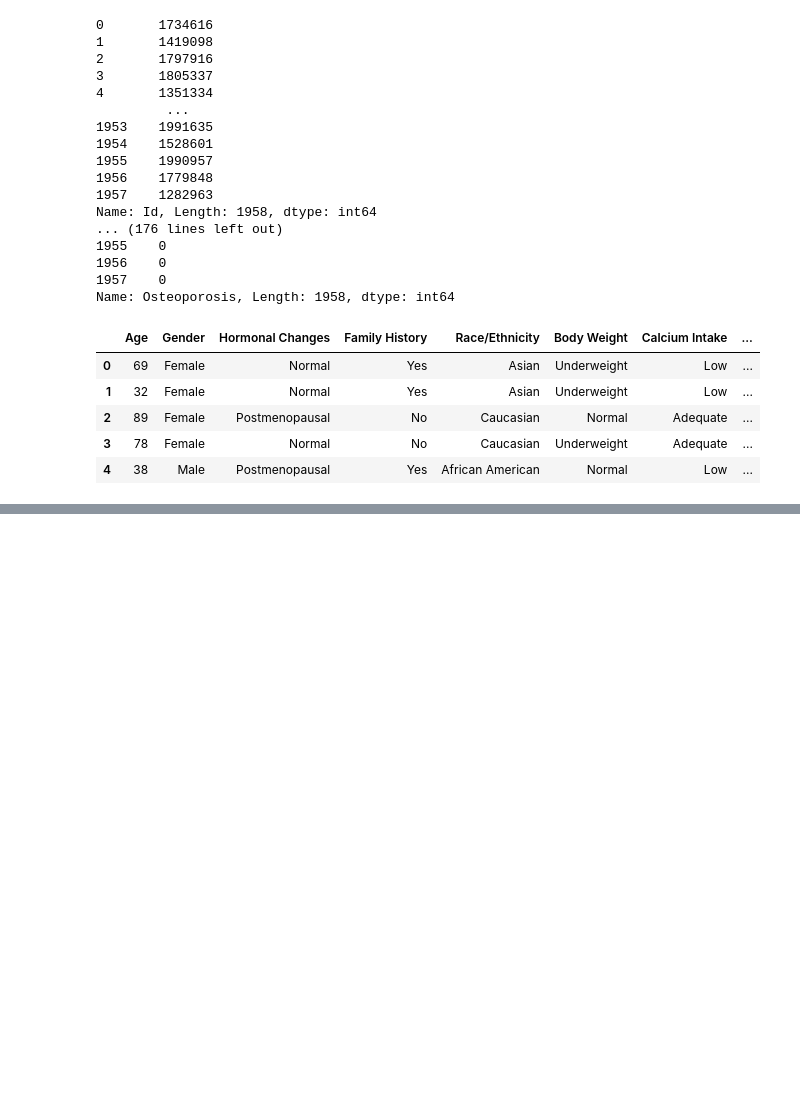
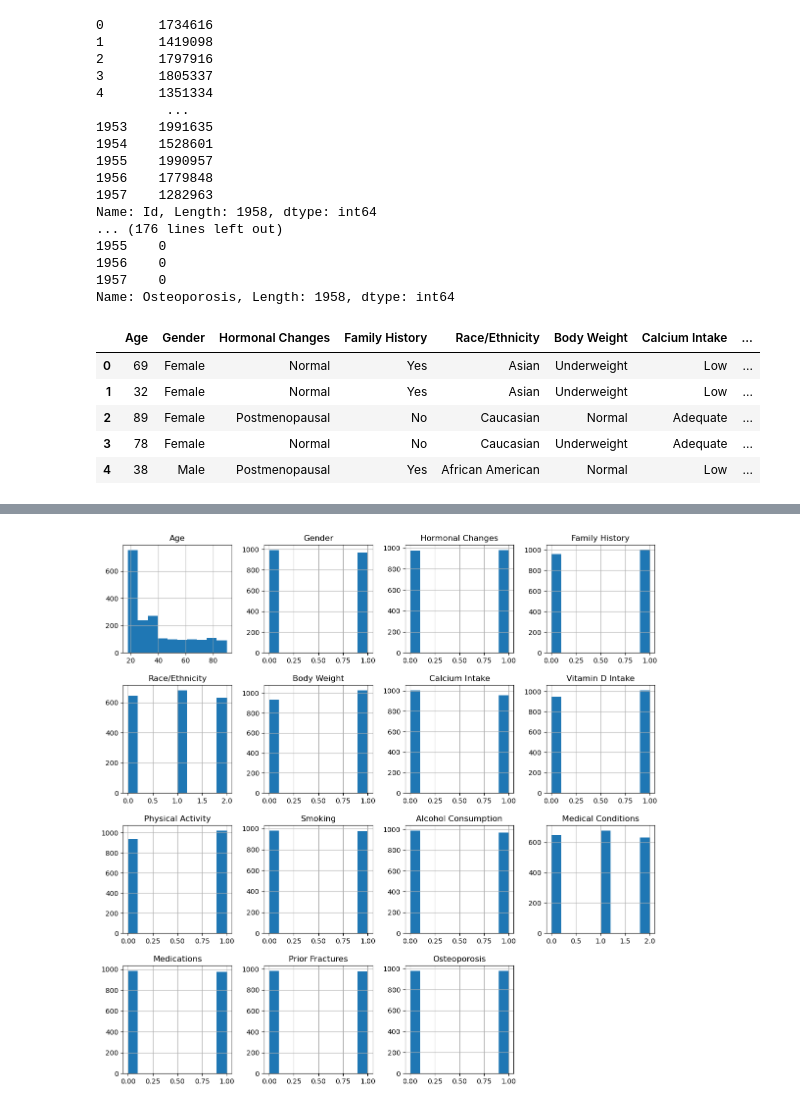
Before and after one commit to brandonsl23/Osteoporosis-Prediction-, a Jupyter notebook: Osteoporosis Prediction .ipynb, the cells around one changed output, grey strips where cells are left out. Saved outputs shown, nothing was run; the diff lists cells and outputs as text; code cells hidden in the pictures; blank space fills up the shorter version.

```diff
--- a/Osteoporosis Prediction .ipynb
+++ b/Osteoporosis Prediction .ipynb
@@ -119,0 +121,8 @@ osteo.head()
+# %%
+attributes = osteo.columns.tolist()
+
+osteo.hist(figsize=[14,14])
+
+plt.show()
+# %% [output]
+[figure, added]
```
Also changed, not shown: parts of 8 cells of this notebook.
